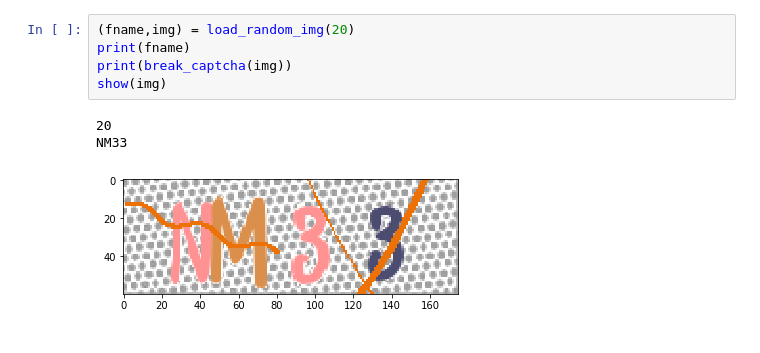
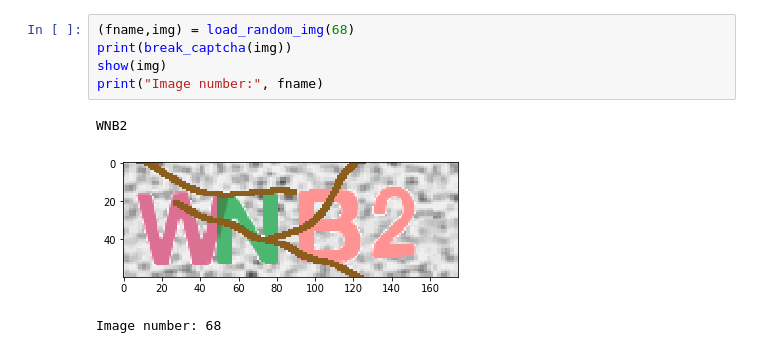
Before and after one commit to Vdimir/captcha-cv-lab, a Jupyter notebook: demo.ipynb, the cells around one changed output. Drawn from its saved outputs; the diff is of its cells as text.

```diff
--- a/demo.ipynb
+++ b/demo.ipynb
@@ -15,9 +16,9 @@ def print_col(s, col=True):
 # %%
-(fname,img) = load_random_img(20)
-print(fname)
+(fname,img) = load_random_img(68)
 print(break_captcha(img))
 show(img)
+print("Image number:", fname)
 # %% [output]
-20
-NM33
+WNB2
-[figure, old version]
+[figure, new version]
+Image number: 68
```
Also changed, not shown: parts of 22 cells of this notebook, 12 other files.
